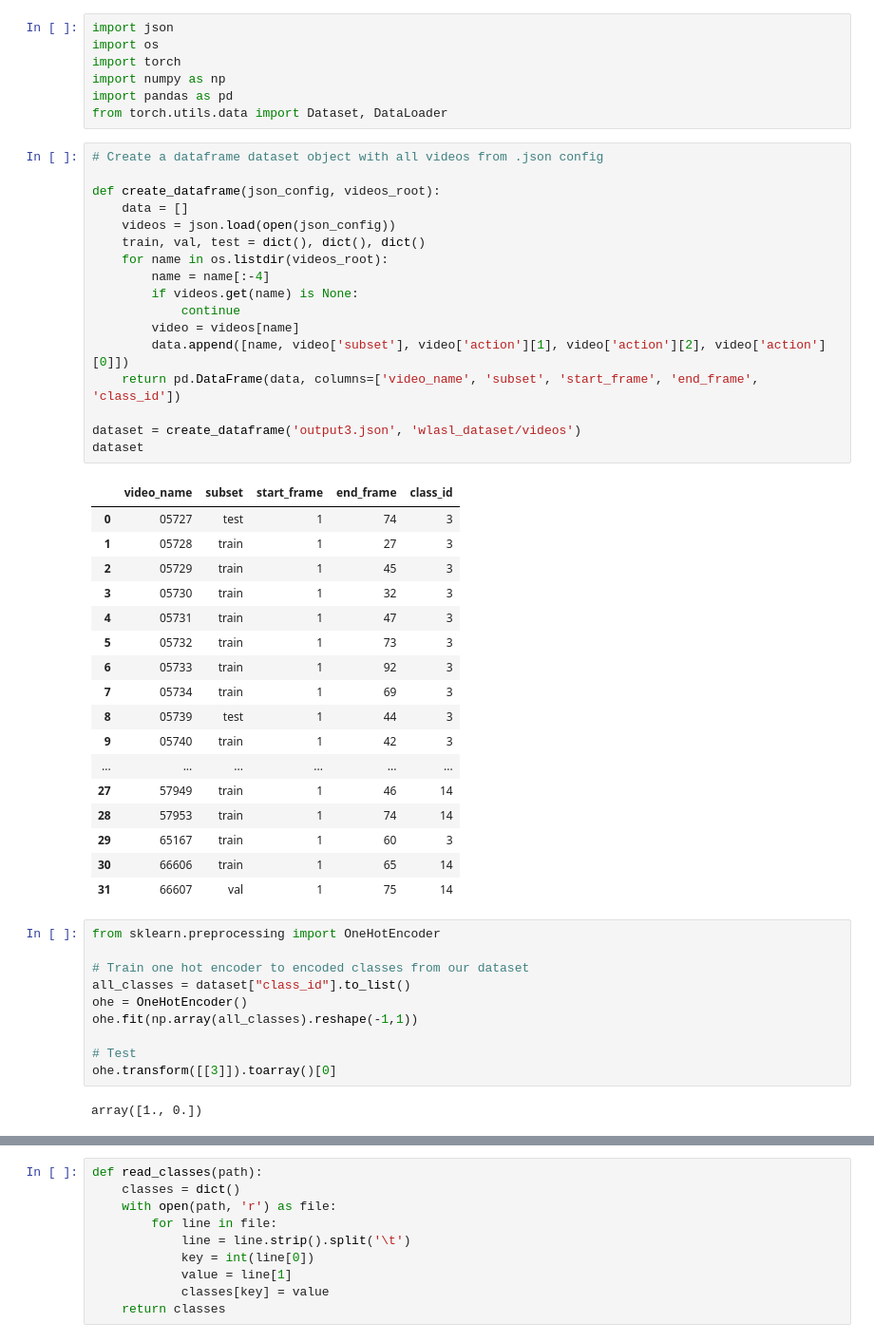
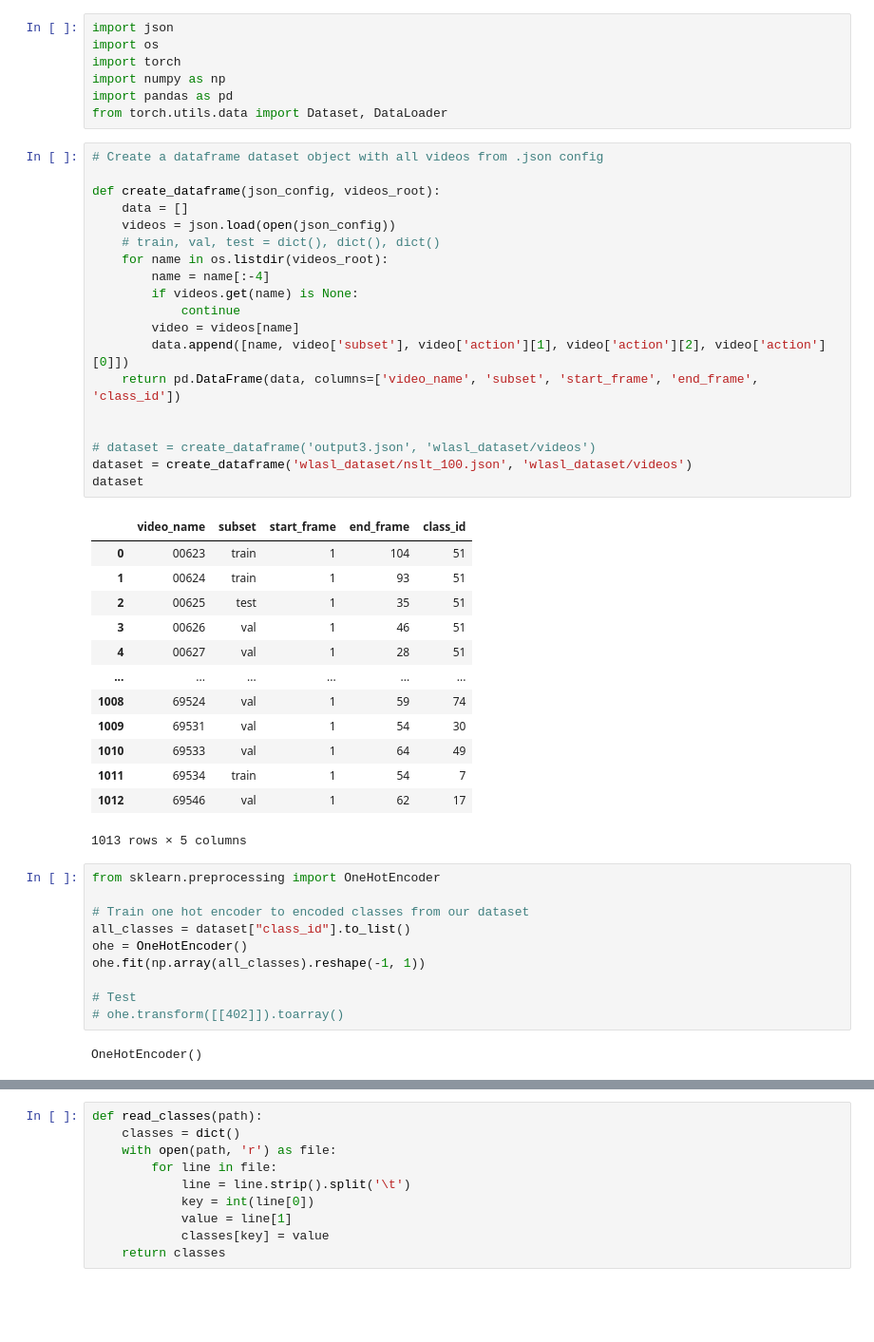
Before and after one commit to blueberry13-8/asl_translator, a Jupyter notebook: asl_recognition.ipynb, the cells around one changed output, grey strips where cells are left out. Shown at 95% size. Drawn from its saved outputs; the diff is of its cells as text; blank space fills up the shorter version.

```diff
--- a/asl_recognition.ipynb
+++ b/asl_recognition.ipynb
@@ -53,50 +31,48 @@ from torch.utils.data import Dataset, DataLoader
 # %%
 # Create a dataframe dataset object with all videos from .json config
 
 def create_dataframe(json_config, videos_root):
     data = []
     videos = json.load(open(json_config))
-    train, val, test = dict(), dict(), dict()
+    # train, val, test = dict(), dict(), dict()
     for name in os.listdir(videos_root):
         name = name[:-4]
         if videos.get(name) is None:
             continue
         video = videos[name]
         data.append([name, video['subset'], video['action'][1], video['action'][2], video['action'][0]])
     return pd.DataFrame(data, columns=['video_name', 'subset', 'start_frame', 'end_frame', 'class_id'])
 
-dataset = create_dataframe('output3.json', 'wlasl_dataset/videos')
+
+# dataset = create_dataframe('output3.json', 'wlasl_dataset/videos')
+dataset = create_dataframe('wlasl_dataset/nslt_100.json', 'wlasl_dataset/videos')
 dataset
 # %% [output]
 |  | video_name | subset | start_frame | end_frame | class_id |
-| 0 | 05727 | test | 1 | 74 | 3 |
-| 1 | 05728 | train | 1 | 27 | 3 |
-| 2 | 05729 | train | 1 | 45 | 3 |
-| 3 | 05730 | train | 1 | 32 | 3 |
-| 4 | 05731 | train | 1 | 47 | 3 |
-| 5 | 05732 | train | 1 | 73 | 3 |
-| 6 | 05733 | train | 1 | 92 | 3 |
-| 7 | 05734 | train | 1 | 69 | 3 |
-| 8 | 05739 | test | 1 | 44 | 3 |
-| 9 | 05740 | train | 1 | 42 | 3 |
+| 0 | 00623 | train | 1 | 104 | 51 |
+| 1 | 00624 | train | 1 | 93 | 51 |
+| 2 | 00625 | test | 1 | 35 | 51 |
+| 3 | 00626 | val | 1 | 46 | 51 |
+| 4 | 00627 | val | 1 | 28 | 51 |
 | ... | ... | ... | ... | ... | ... |
-| 27 | 57949 | train | 1 | 46 | 14 |
-| 28 | 57953 | train | 1 | 74 | 14 |
-| 29 | 65167 | train | 1 | 60 | 3 |
-| 30 | 66606 | train | 1 | 65 | 14 |
-| 31 | 66607 | val | 1 | 75 | 14 |
+| 1008 | 69524 | val | 1 | 59 | 74 |
+| 1009 | 69531 | val | 1 | 54 | 30 |
+| 1010 | 69533 | val | 1 | 64 | 49 |
+| 1011 | 69534 | train | 1 | 54 | 7 |
+| 1012 | 69546 | val | 1 | 62 | 17 |
+1013 rows × 5 columns
 # %%
 from sklearn.preprocessing import OneHotEncoder
 
 # Train one hot encoder to encoded classes from our dataset
 all_classes = dataset["class_id"].to_list()
 ohe = OneHotEncoder()
-ohe.fit(np.array(all_classes).reshape(-1,1))
+ohe.fit(np.array(all_classes).reshape(-1, 1))
 
 # Test
-ohe.transform([[3]]).toarray()[0]
+# ohe.transform([[402]]).toarray()
 # %% [output]
-array([1., 0.])
+OneHotEncoder()
 # %%
 from os.path import exists
 import torch.nn.functional as F
```
Also changed, not shown: parts of 17 cells of this notebook.
